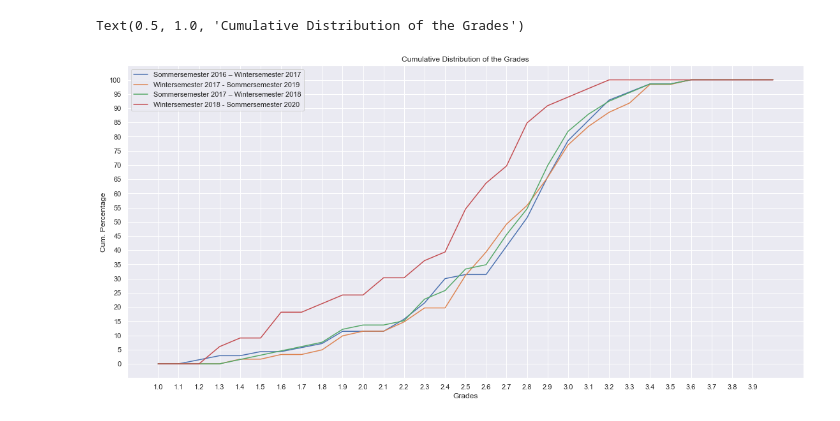
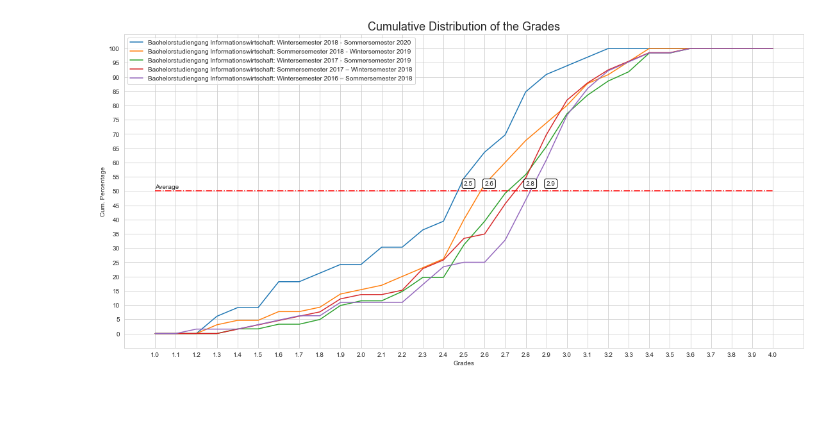
Before and after one commit to negralessio/ecdf_grades, a Jupyter notebook: ecdf_grades_infeng.ipynb, the cells around one changed output. Saved outputs shown, nothing was run; the diff lists cells and outputs as text; code cells hidden in the pictures.

Commit message:
Better visualization

```diff
--- a/ecdf_grades_infeng.ipynb
+++ b/ecdf_grades_infeng.ipynb
@@ -1 +1,8 @@
+# %%
+import pandas as pd
+import matplotlib.pyplot as plt
+import seaborn as sns
+import numpy as np
+sns.set_style("whitegrid")
+sns.set_palette()
 # %%
@@ -44,14 +60,19 @@ df4 = drawECDF()
-# %%
-# Plot and Plot Settings
-plt.figure(figsize=(19,9))
-sns.lineplot(data=df1, x="Grades", y="Cum. Percentage")
-sns.lineplot(data=df2, x="Grades", y="Cum. Percentage")
-sns.lineplot(data=df3, x="Grades", y="Cum. Percentage")
-sns.lineplot(data=df4, x="Grades", y="Cum. Percentage")
-plt.legend(["Sommersemester 2016 – Wintersemester 2017", "Wintersemester 2017 - Sommersemester 2019", "Sommersemester 2017 – Wintersemester 2018", "Wintersemester 2018 - Sommersemester 2020"])
-plt.xticks(np.arange(1, 4, 0.1))
-plt.yticks(np.arange(0, 105, 5))
-plt.title("Cumulative Distribution of the Grades")
-# %% [output]
-Text(0.5, 1.0, 'Cumulative Distribution of the Grades')
-[figure, removed]
+# %%
+# Plot and Plot Settings
+plt.figure(figsize=(19,9))
+plt.title("Cumulative Distribution of the Grades", size=18)
+for df in df_list:
+    sns.lineplot(data=df, x="Grades", y="Cum. Percentage")
+    # Get mean grade
+    mean = df[df["Cum. Percentage"] >= 50].iloc[0, 0]
+    # Annotate mean grade in plot
+    plt.annotate(text=mean, xy=(mean, 50+2), bbox=dict(boxstyle="round", edgecolor="black", pad=0.3, fc="w"))
+# Draw average line
+plt.hlines(y=50, color = "red", linestyles="-.", xmin=1, xmax=4)
+plt.annotate(text="Average", xy=(1.0, 51.0))
+plt.xticks(np.arange(1, 4.1, 0.1))
+plt.yticks(np.arange(0, 105, 5))
+plt.legend(major_and_time_period_list)
+plt.show()
+# %% [output]
+[figure, added]
```
Also changed, not shown: parts of 1 cell of this notebook.
